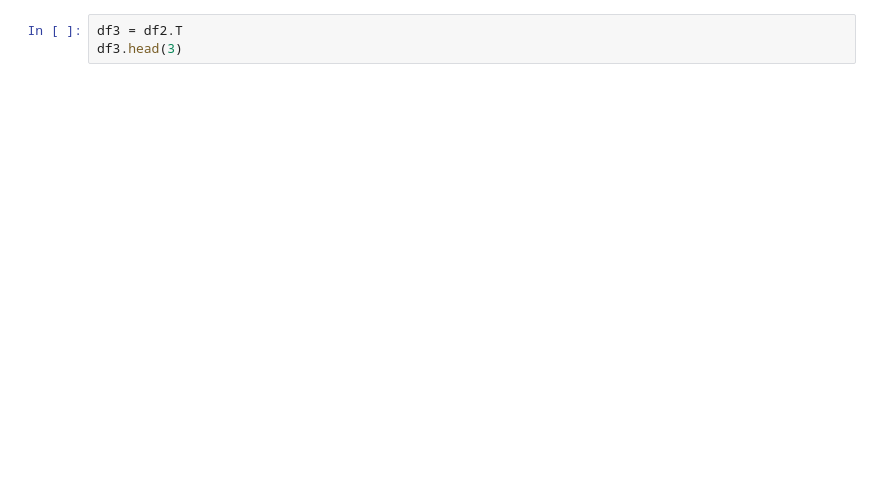
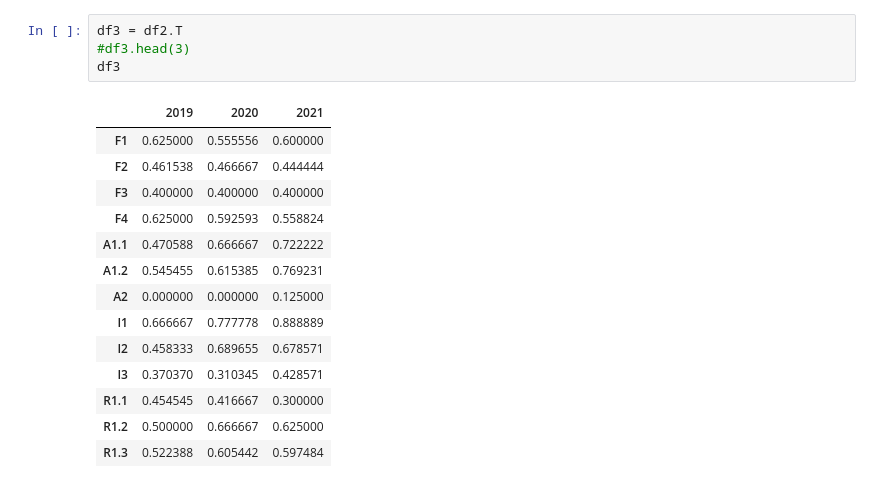
Before and after one commit to envri-fair/fair-analysis, a Jupyter notebook: analysis.ipynb, the cells around one changed output. Saved outputs shown, nothing was run; the diff lists cells and outputs as text; blank space fills up the shorter version.

```diff
--- a/analysis.ipynb
+++ b/analysis.ipynb
@@ -34,7 +110,23 @@ df2 = pd.DataFrame(d)
 df2.index = years
 # %%
 df3 = df2.T
-df3.head(3)
+#df3.head(3)
+df3
+# %% [output]
+|  | 2019 | 2020 | 2021 |
+| F1 | 0.625000 | 0.555556 | 0.600000 |
+| F2 | 0.461538 | 0.466667 | 0.444444 |
+| F3 | 0.400000 | 0.400000 | 0.400000 |
+| F4 | 0.625000 | 0.592593 | 0.558824 |
+| A1.1 | 0.470588 | 0.666667 | 0.722222 |
+| A1.2 | 0.545455 | 0.615385 | 0.769231 |
+| A2 | 0.000000 | 0.000000 | 0.125000 |
+| I1 | 0.666667 | 0.777778 | 0.888889 |
+| I2 | 0.458333 | 0.689655 | 0.678571 |
+| I3 | 0.370370 | 0.310345 | 0.428571 |
+| R1.1 | 0.454545 | 0.416667 | 0.300000 |
+| R1.2 | 0.500000 | 0.666667 | 0.625000 |
+| R1.3 | 0.522388 | 0.605442 | 0.597484 |
 # %%
 diff = []
 
```
Also changed, not shown: parts of 11 cells of this notebook, 1 other file.
